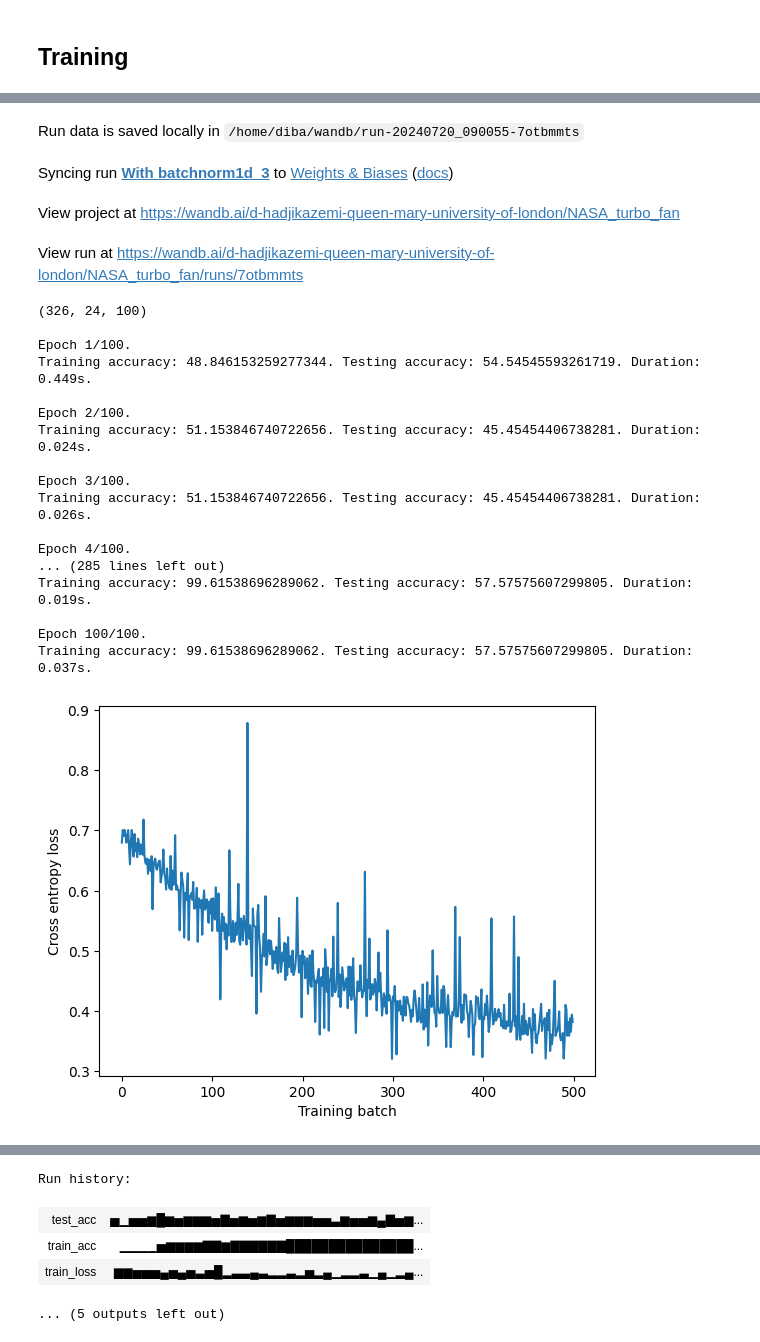
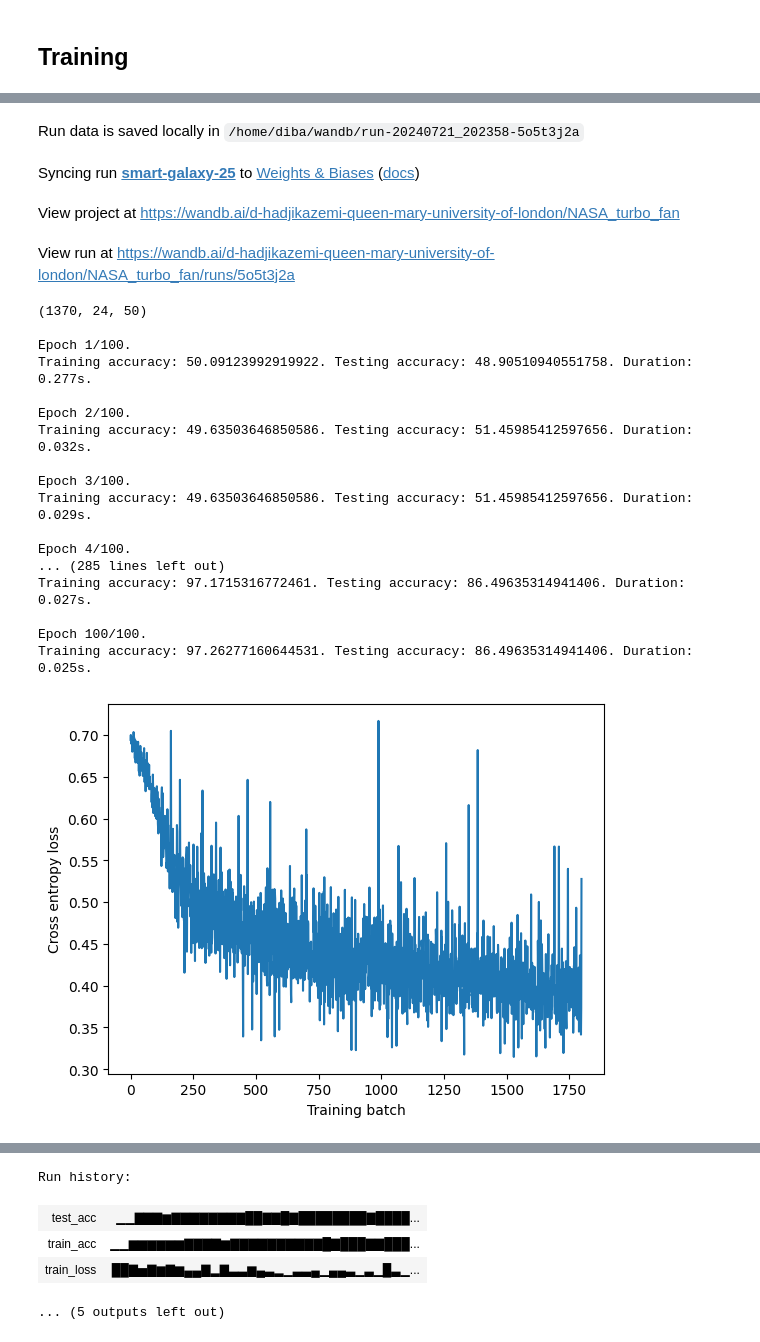
Before and after one commit to dibahk/FTL-on-Predictive-Maintenace, a Jupyter notebook: CNN1.ipynb, the cells around one changed output, grey strips where cells are left out. Saved outputs shown, nothing was run; the diff lists cells and outputs as text; code cells hidden in the pictures.

Commit message:
trying with 50 samples -> sunccess

```diff
--- a/CNN1.ipynb
+++ b/CNN1.ipynb
@@ -107,0 +41,26 @@ RuntimeError: input.size(-1) must be equal to input_size. Expected 99, got 100
+# %%
+def data_loading(data_path, label_path, batch_size, train_ratio=0.8):
+    data = torch.load(data_path)
+    labels = torch.load(label_path)
+    data = nn.functional.normalize(data, dim=1)
+    # print(labels.shape)
+    # print(data)
+    # print((labels==1).sum())
+    # reshaping the dataset so  the channels will be the second dimension.
+    data = data.permute(0, 2, 1)
+    n_samples, n_channels, n_features = data.shape
+    X_reshaped = data.reshape(n_samples, -1)
+    # Apply SMOTE
+    smote = SMOTE(random_state=42, sampling_strategy='all')
+    data_resampled, labels_resampled = smote.fit_resample(X_reshaped, labels)
+
+    # Reshape X_resampled back to 3D
+    data_resampled = data_resampled.reshape(-1, n_channels, n_features)
+    # print(labels_resampled.shape)
+    data_resampled = torch.tensor(data_resampled)
+    labels_resampled = torch.tensor(labels_resampled)
+    dataset = TensorDataset(data_resampled, labels_resampled)
+    train_size = int(train_ratio * len(dataset))
+    test_size = len(dataset) - train_size
+    train_dataset, test_dataset = random_split(dataset, [train_size, test_size])
+    return DataLoader(train_dataset, batch_size=batch_size, shuffle=True), DataLoader(test_dataset, batch_size=batch_size, shuffle=False), dataset
@@ -116,7 +153,7 @@ class SimpleCNN(nn.Module):
         self.bn2 = nn.BatchNorm1d(32)
         self.pool = nn.MaxPool1d(kernel_size=2, padding=0, stride=1)
         # the size of the out channels x number  of nodes
-        self.fc1 = nn.Linear(32*91, 200)
+        self.fc1 = nn.Linear(1312, 200)
         self.fc2 = nn.Linear(200, 2)
         self.flatten = nn.Flatten()
         self.relu = nn.ReLU()
@@ -154,7 +195,7 @@ def evaluate_metric(model, data_iter, metric):
 wandb.init(
     # set the wandb project where this run will be logged
     project="NASA_turbo_fan",
-    name= "feature selection",
+    # name= "with 50 data points",
     # track hyperparameters and run metadata
     config={
     "learning_rate": 0.0001,
@@ -167,8 +208,9 @@ wandb.init(
     }
 )
 config = wandb.config
-
-train_loader, test_loader = data_loading(data_path='data.pt', label_path='label.pt',batch_size= config.batch_size)
+data_path = 'NASA_data_50.pt'
+label_path = 'NASA_label_50.pt'
+train_loader, test_loader = data_loading(data_path=data_path, label_path=label_path,batch_size= config.batch_size)
 
 losses = [] # Stores the loss for each training batch
 train_accs = [] # Stores the training accuracy after each epoch
@@ -216,40 +258,40 @@ for epoch in range(config.epochs):
 
     print(f'Training accuracy: {train_accs[-1]}. Testing accuracy: {test_accs[-1]}. Duration: {end_time - start_time:.3f}s.') # Computes and displays training/testing dataset accuracy.
 
 plt.plot(losses) # Plots the loss for each training batch
 plt.xlabel('Training batch')
 plt.ylabel('Cross entropy loss')
 plt.show()
 
 plt.plot(list(map(lambda x: x.cpu(),train_accs)), label='Training accuracy')
 plt.plot(list(map(lambda x: x.cpu(),test_accs)), label='Testing accuracy')
 plt.legend(loc='best')
 plt.xlabel('Epoch')
 plt.show()
 wandb.finish()
 # %% [output]
 wandb: Currently logged in as: d-hadjikazemi (d-hadjikazemi-queen-mary-university-of-london). Use `wandb login --relogin` to force relogin
 wandb version 0.17.5 is available! To upgrade, please run: $ pip install wandb --upgrade
 Tracking run with wandb version 0.17.4
-Run data is saved locally in /home/diba/wandb/run-20240720_090055-7otbmmts
+Run data is saved locally in /home/diba/wandb/run-20240721_202358-5o5t3j2a
-Syncing run With batchnorm1d_3 to Weights & Biases (docs)
+Syncing run smart-galaxy-25 to Weights & Biases (docs)
 View project at https://wandb.ai/d-hadjikazemi-queen-mary-university-of-london/NASA_turbo_fan
-View run at https://wandb.ai/d-hadjikazemi-queen-mary-university-of-london/NASA_turbo_fan/runs/7otbmmts
+View run at https://wandb.ai/d-hadjikazemi-queen-mary-university-of-london/NASA_turbo_fan/runs/5o5t3j2a
-(326, 24, 100)
+(1370, 24, 50)
 
 Epoch 1/100.
-Training accuracy: 48.846153259277344. Testing accuracy: 54.54545593261719. Duration: 0.449s.
+Training accuracy: 50.09123992919922. Testing accuracy: 48.90510940551758. Duration: 0.277s.
 
 Epoch 2/100.
-Training accuracy: 51.153846740722656. Testing accuracy: 45.45454406738281. Duration: 0.024s.
+Training accuracy: 49.63503646850586. Testing accuracy: 51.45985412597656. Duration: 0.032s.
 
 Epoch 3/100.
-Training accuracy: 51.153846740722656. Testing accuracy: 45.45454406738281. Duration: 0.026s.
+Training accuracy: 49.63503646850586. Testing accuracy: 51.45985412597656. Duration: 0.029s.
 
 Epoch 4/100.
 ... (285 lines left out)
-Training accuracy: 99.61538696289062. Testing accuracy: 57.57575607299805. Duration: 0.019s.
+Training accuracy: 97.1715316772461. Testing accuracy: 86.49635314941406. Duration: 0.027s.
 
 Epoch 100/100.
-Training accuracy: 99.61538696289062. Testing accuracy: 57.57575607299805. Duration: 0.037s.
+Training accuracy: 97.26277160644531. Testing accuracy: 86.49635314941406. Duration: 0.025s.
-[figure, old version]
+[figure, new version]
@@ -257,7 +299,7 @@ Training accuracy: 99.61538696289062. Testing accuracy: 57.57575607299805. Durat
 Run history:
-| test_acc | ▅▁▅▅▆█▆▅▆▆▆▅▇▅▆▅▆▇▅▆▆▆▅▅▃▆▅▅▆▄▇▅▆... |
-| train_acc | ▁▁▁▁▅▆▆▆▆▇▇▆▇▇▇▇▇▇███████████████... |
-| train_loss | ▆▆▅▅▅▄▅▄▅▃▅█▂▃▃▄▃▂▂▃▂▅▂▄▁▂▂▃▁▄▁▂▄... |
+| test_acc | ▁▁▇▇▇▆▇▇▇▇▇▇▇▇██▇▇█▇████████▇████... |
+| train_acc | ▁▁▆▆▆▆▆▆▇▇▇▇▆▇▇▇▇▇▇▇▇▇▇█▇███▇▇███... |
+| train_loss | ██▇▅▇▆▇▆▄▄▇▂▇▃▃▆▄▃▂▁▃▃▄▁▄▄▃▁▃▁█▃▁... |
 ... (5 outputs left out)
 # %%
 print('max test accuracy {}'.format(max(test_accs)))
```
Also changed, not shown: parts of 6 cells of this notebook.
